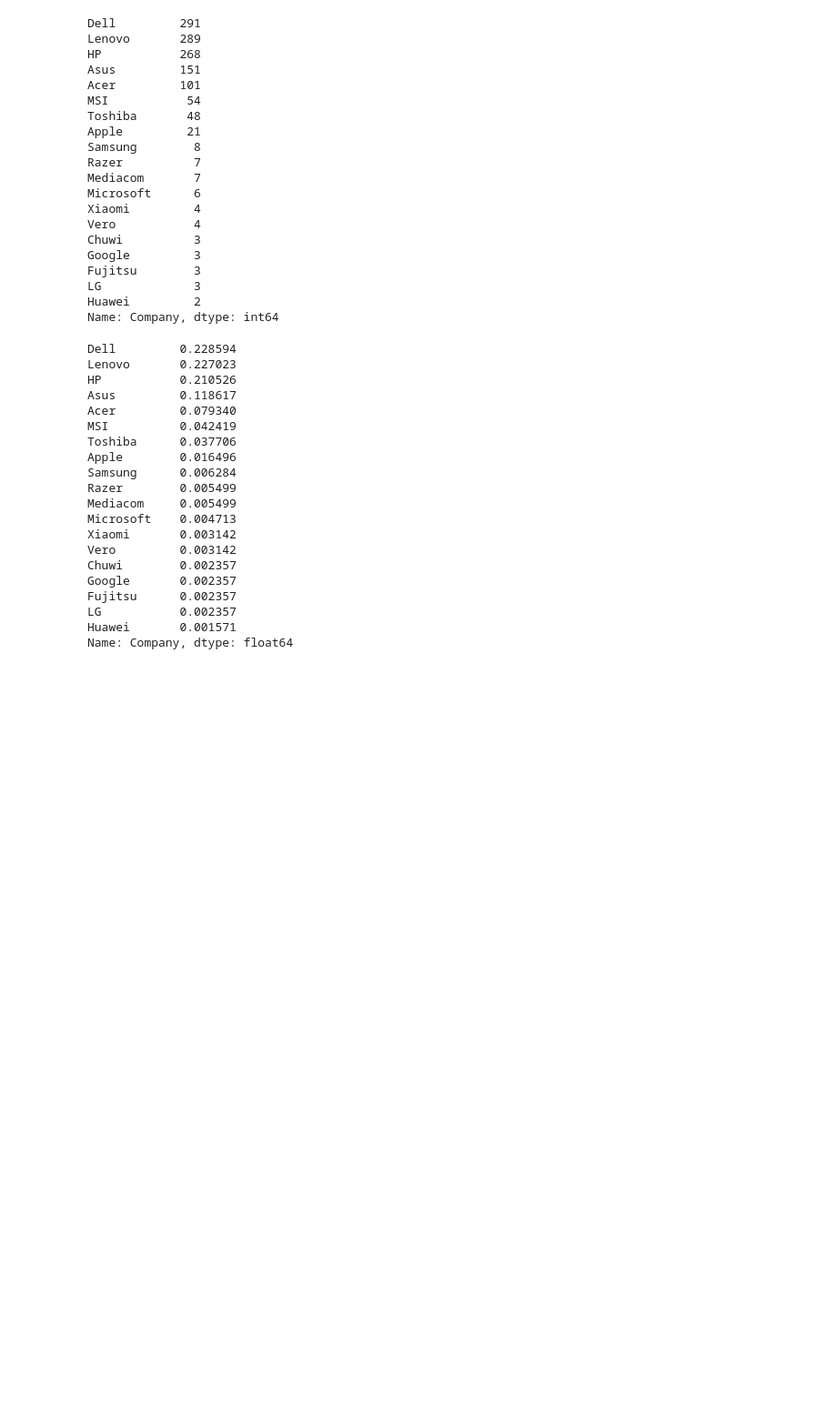
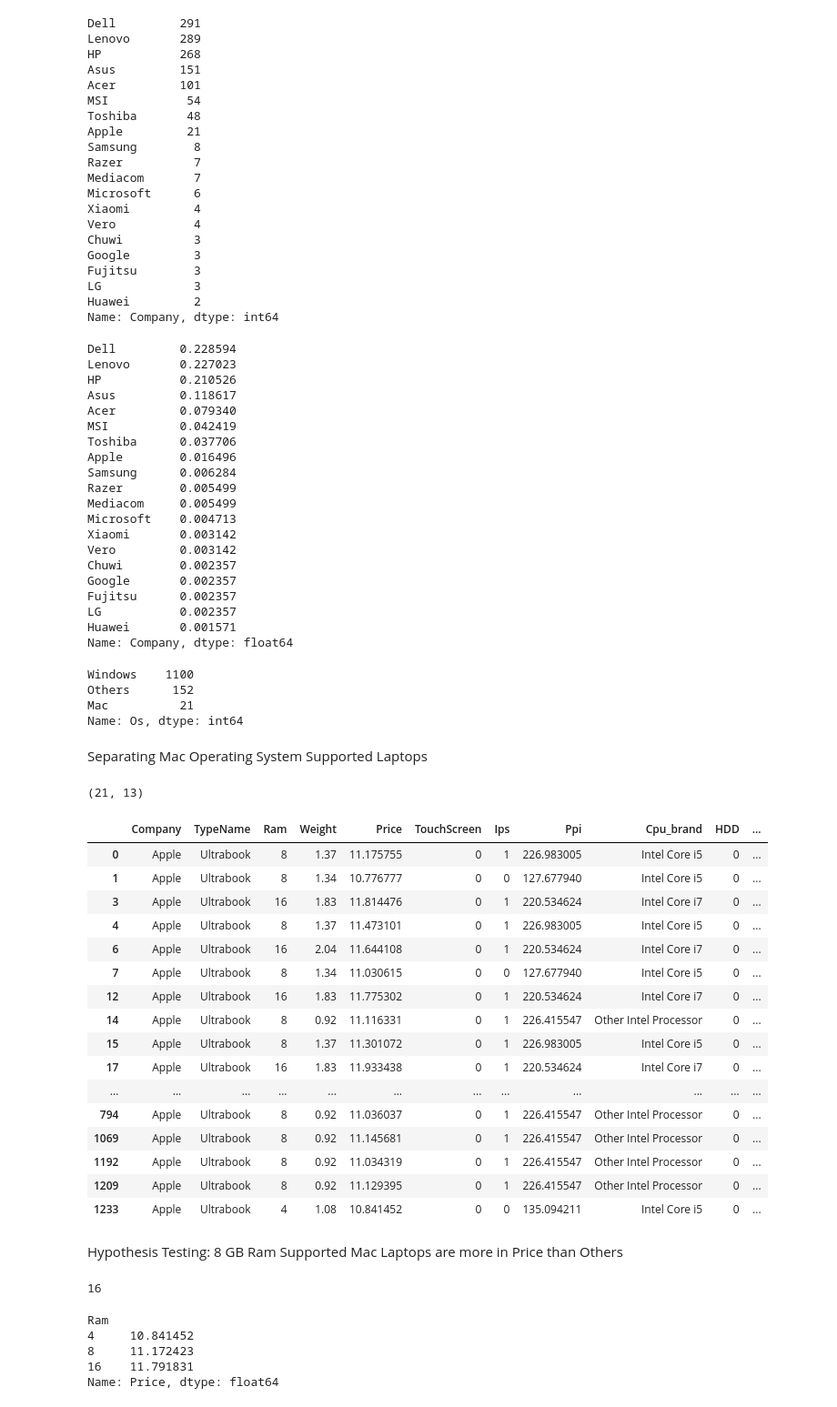
Before and after one commit to sha2992/Laptop-Price-Data, a Jupyter notebook: laptop-price-data-analysis-prediction.ipynb, the cells around one changed output. Shown at 91% size. Saved outputs shown, nothing was run; the diff lists cells and outputs as text; code cells hidden in the pictures; blank space fills up the shorter version.

Commit message:
Kaggle Notebook | Laptop Price Data Analysis & Prediction | Hypothesis Set

```diff
--- a/laptop-price-data-analysis-prediction.ipynb
+++ b/laptop-price-data-analysis-prediction.ipynb
@@ -203,3 +203,54 @@ Fujitsu      0.002357
 LG           0.002357
 Huawei       0.001571
 Name: Company, dtype: float64
+# %%
+df['Os'].value_counts()
+# %% [output]
+Windows    1100
+Others      152
+Mac          21
+Name: Os, dtype: int64
+# %% [markdown]
+Separating Mac Operating System Supported Laptops
+# %%
+Mac_Os = df[df['Os']=='Mac']
+# %%
+Mac_Os.shape
+# %% [output]
+(21, 13)
+# %%
+Mac_Os
+# %% [output]
+|  | Company | TypeName | Ram | Weight | Price | TouchScreen | Ips | Ppi | Cpu_brand | HDD | ... |
+| 0 | Apple | Ultrabook | 8 | 1.37 | 11.175755 | 0 | 1 | 226.983005 | Intel Core i5 | 0 | ... |
+| 1 | Apple | Ultrabook | 8 | 1.34 | 10.776777 | 0 | 0 | 127.677940 | Intel Core i5 | 0 | ... |
+| 3 | Apple | Ultrabook | 16 | 1.83 | 11.814476 | 0 | 1 | 220.534624 | Intel Core i7 | 0 | ... |
+| 4 | Apple | Ultrabook | 8 | 1.37 | 11.473101 | 0 | 1 | 226.983005 | Intel Core i5 | 0 | ... |
+| 6 | Apple | Ultrabook | 16 | 2.04 | 11.644108 | 0 | 1 | 220.534624 | Intel Core i7 | 0 | ... |
+| 7 | Apple | Ultrabook | 8 | 1.34 | 11.030615 | 0 | 0 | 127.677940 | Intel Core i5 | 0 | ... |
+| 12 | Apple | Ultrabook | 16 | 1.83 | 11.775302 | 0 | 1 | 220.534624 | Intel Core i7 | 0 | ... |
+| 14 | Apple | Ultrabook | 8 | 0.92 | 11.116331 | 0 | 1 | 226.415547 | Other Intel Processor | 0 | ... |
+| 15 | Apple | Ultrabook | 8 | 1.37 | 11.301072 | 0 | 1 | 226.983005 | Intel Core i5 | 0 | ... |
+| 17 | Apple | Ultrabook | 16 | 1.83 | 11.933438 | 0 | 1 | 220.534624 | Intel Core i7 | 0 | ... |
+| ... | ... | ... | ... | ... | ... | ... | ... | ... | ... | ... | ... |
+| 794 | Apple | Ultrabook | 8 | 0.92 | 11.036037 | 0 | 1 | 226.415547 | Other Intel Processor | 0 | ... |
+| 1069 | Apple | Ultrabook | 8 | 0.92 | 11.145681 | 0 | 1 | 226.415547 | Other Intel Processor | 0 | ... |
+| 1192 | Apple | Ultrabook | 8 | 0.92 | 11.034319 | 0 | 1 | 226.415547 | Other Intel Processor | 0 | ... |
+| 1209 | Apple | Ultrabook | 8 | 0.92 | 11.129395 | 0 | 1 | 226.415547 | Other Intel Processor | 0 | ... |
+| 1233 | Apple | Ultrabook | 4 | 1.08 | 10.841452 | 0 | 0 | 135.094211 | Intel Core i5 | 0 | ... |
+# %% [markdown]
+Hypothesis Testing: 8 GB Ram Supported Mac Laptops are more in Price than Others
+# %%
+Num_8GB = (Mac_Os['Ram']==8).sum()
+Num_8GB
+# %% [output]
+16
+# %%
+avg_price_8GBRam = Mac_Os.groupby('Ram')['Price'].mean()
+avg_price_8GBRam
+# %% [output]
+Ram
+4     10.841452
+8     11.172423
+16    11.791831
+Name: Price, dtype: float64
```
